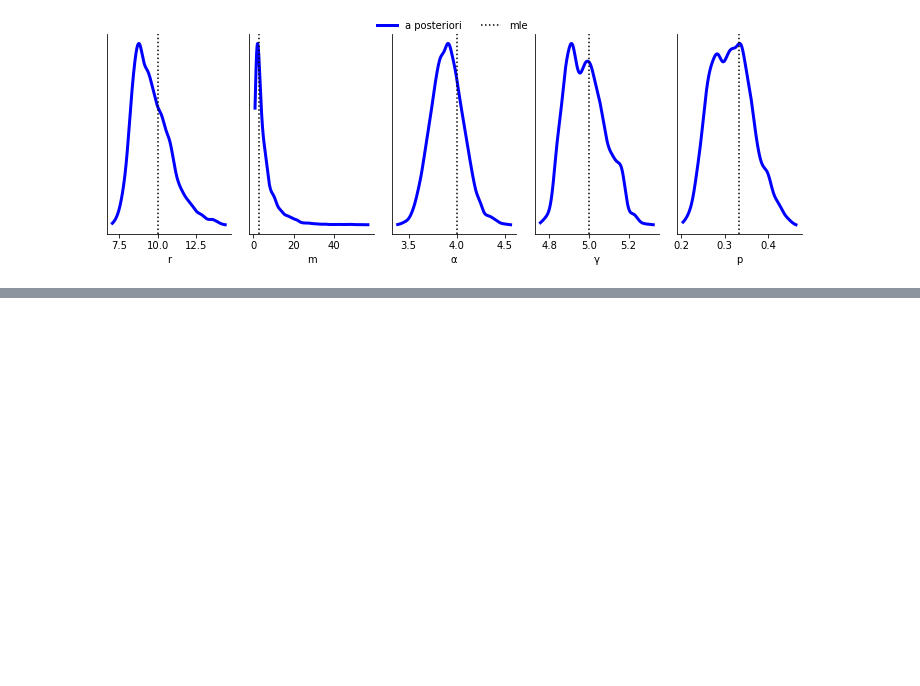
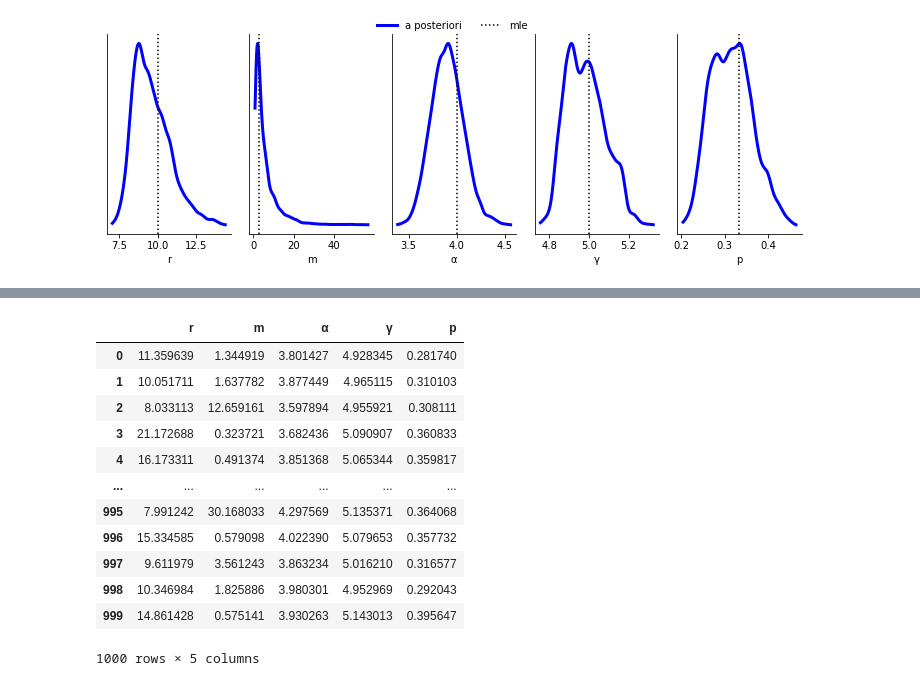
Before and after one commit to LaGauffre/SMCCompoMo, a Jupyter notebook: Python_paper/discontinuous_loss_distribution.ipynb, the cells around one changed output, grey strips where cells are left out. Drawn from its saved outputs; the diff is of its cells as text; code cells hidden in the pictures; blank space fills up the shorter version.

Commit message:
Add loss distributions

```diff
--- a/Python_paper/discontinuous_loss_distribution.ipynb
+++ b/Python_paper/discontinuous_loss_distribution.ipynb
@@ -262,39 +300,7 @@ logp_prior = logp_gamma_beta_prior(a, b)
 # %%
 @nb.jit(nopython=True)
 def Gibbs_move(n_moves, step_size, log_prob, log_prob_prior, init_parms, γ, d):
-    """
-    Function to perform Gibbs moves.
 
-    Parameters
-    ----------
-    n_moves : int
-        number of moves.
-    step_size: Array
-        size of the steps in the MH within Gibbs move
-    log_prob: function
-        log likelihood function
-    log_prob_prior: function
-        log probability of the prior distribution
-    init_parms: array
-        initial value of the parameters
-    γ: float
-        Temperature
-    d: int
-        number of parameters
-
-    Returns
-    -------
-    dataframe
-    trace of each parameter and acceptance rate.
-
-    Example
-    -------
-    k, α, θ = 1/2, 1/2, 5
-    X = sim_wei_par(100, k, α, θ)
-    n_moves, step_size, log_prob, log_prob_prior, init_parms, γ, parms_names = 2, [0.05, 0.01, 2], \
-    logp_wei_par(X), uniform_prior(np.array([0,0,0]), np.array([10,10,10])), np.array([1,1,1]), 1, ['k', 'α', 'θ']
-    trace, acceptance = Gibbs_move(n_moves, step_size, log_prob, log_prob_prior, init_parms, γ, parms_names)
-    """
     accepted_matrix = [np.repeat(False,d)]
 
     trace = [init_parms]
@@ -373,0 +567,16 @@ array([2.70530558e+00, 3.63055785e+01, 2.76341899e-02, 9.39764106e-03,
+# %%
+trace_smc
+# %% [output]
+|  | r | m | α | γ | p |
+| 0 | 11.359639 | 1.344919 | 3.801427 | 4.928345 | 0.281740 |
+| 1 | 10.051711 | 1.637782 | 3.877449 | 4.965115 | 0.310103 |
+| 2 | 8.033113 | 12.659161 | 3.597894 | 4.955921 | 0.308111 |
+| 3 | 21.172688 | 0.323721 | 3.682436 | 5.090907 | 0.360833 |
+| 4 | 16.173311 | 0.491374 | 3.851368 | 5.065344 | 0.359817 |
+| ... | ... | ... | ... | ... | ... |
+| 995 | 7.991242 | 30.168033 | 4.297569 | 5.135371 | 0.364068 |
+| 996 | 15.334585 | 0.579098 | 4.022390 | 5.079653 | 0.357732 |
+| 997 | 9.611979 | 3.561243 | 3.863234 | 5.016210 | 0.316577 |
+| 998 | 10.346984 | 1.825886 | 3.980301 | 4.952969 | 0.292043 |
+| 999 | 14.861428 | 0.575141 | 3.930263 | 5.143013 | 0.395647 |
+1000 rows × 5 columns
```
Also changed, not shown: parts of 7 cells of this notebook, 1 other file.
